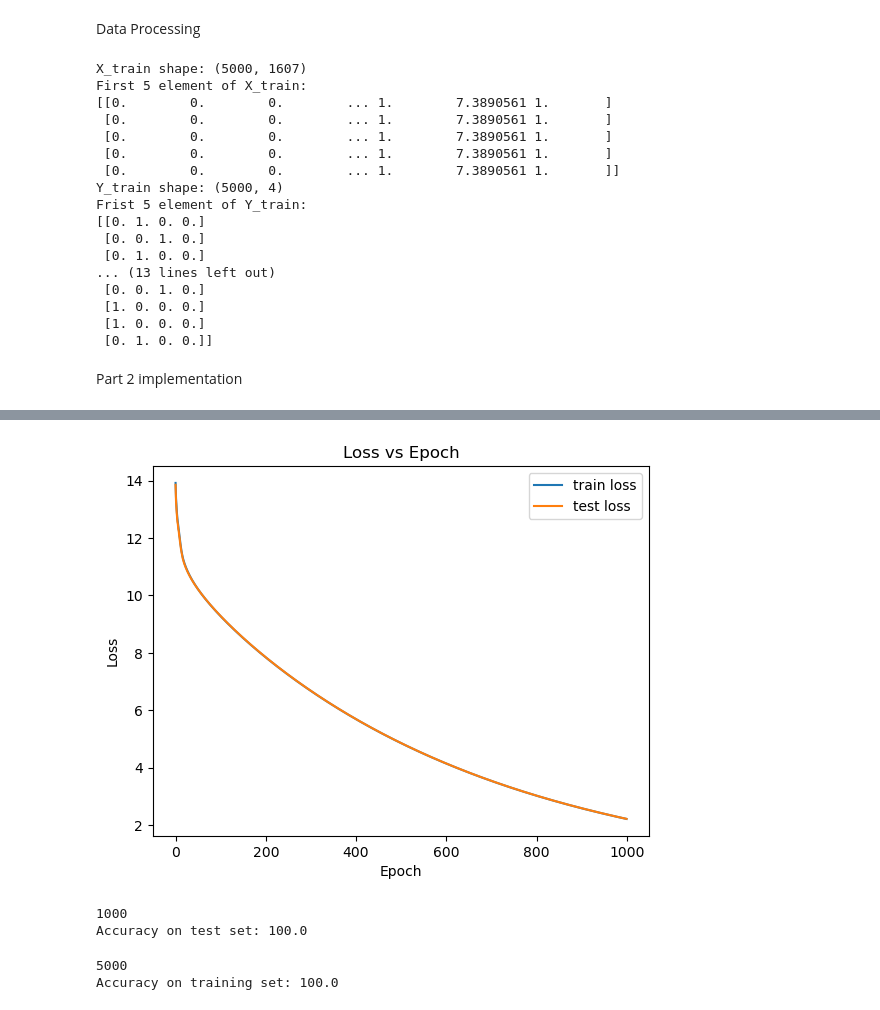
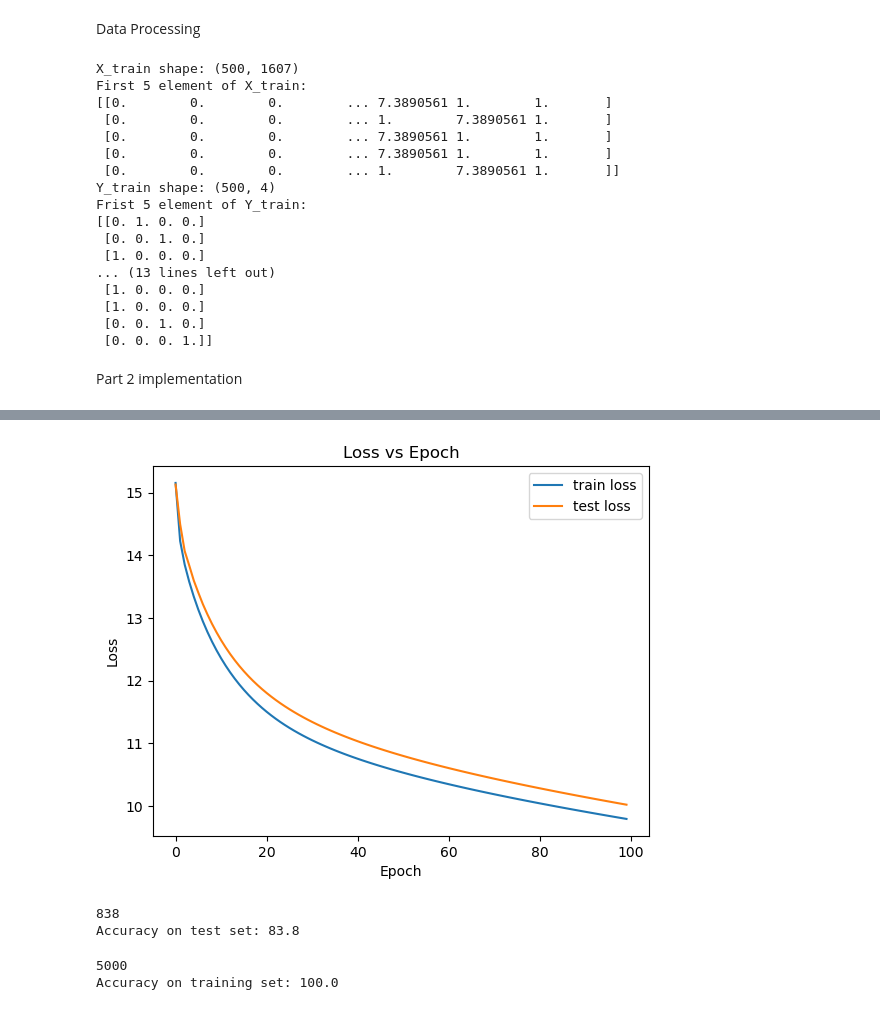
Before and after one commit to sprutxz/IntroToAI, a Jupyter notebook: Project3.ipynb, the cells around one changed output, grey strips where cells are left out. Saved outputs shown, nothing was run; the diff lists cells and outputs as text; code cells hidden in the pictures.

```diff
--- a/Project3.ipynb
+++ b/Project3.ipynb
@@ -282,7 +282,7 @@ model.save_model("model_non_linear.npz")
 Data generation for part 2
 # %%
 diagrams = 6000 #number of max diagrams to be stored in Memory class
-train_size = 5000 #number of samples to be generated
+train_size = 500 #number of samples to be generated
 test_size = 1000 #number of samples to be used for testing
 memory = Memory(diagrams) #more than diagrams and the oldest diagram stored will be removed
 
@@ -365,23 +365,23 @@ print(f"First 5 element of X_test:\n{X_test[:5]}")
 print(f"Y_test shape: {Y_test.shape}")
 print(f"First 5 element of Y_test:\n{Y_test[:5]}")
 # %% [output]
-X_train shape: (5000, 1607)
+X_train shape: (500, 1607)
 First 5 element of X_train:
-[[0.        0.        0.        ... 1.        7.3890561 1.       ]
+[[0.        0.        0.        ... 7.3890561 1.        1.       ]
  [0.        0.        0.        ... 1.        7.3890561 1.       ]
- [0.        0.        0.        ... 1.        7.3890561 1.       ]
- [0.        0.        0.        ... 1.        7.3890561 1.       ]
+ [0.        0.        0.        ... 7.3890561 1.        1.       ]
+ [0.        0.        0.        ... 7.3890561 1.        1.       ]
  [0.        0.        0.        ... 1.        7.3890561 1.       ]]
-Y_train shape: (5000, 4)
+Y_train shape: (500, 4)
 Frist 5 element of Y_train:
 [[0. 1. 0. 0.]
  [0. 0. 1. 0.]
- [0. 1. 0. 0.]
+ [1. 0. 0. 0.]
 ... (13 lines left out)
- [0. 0. 1. 0.]
  [1. 0. 0. 0.]
  [1. 0. 0. 0.]
- [0. 1. 0. 0.]]
+ [0. 0. 1. 0.]
+ [0. 0. 0. 1.]]
 # %% [markdown]
 Part 2 implementation
 # %%
@@ -465,5 +465,5 @@ model = Model(W, b)
 model.load_model('model_non_linear.npz')  # Load weights from a saved file
 # %%
 #training the model
-model.fit(X_train, Y_train, X_test, Y_test, learning_rate=0.08, epochs = 1000)
+model.fit(X_train, Y_train, X_test, Y_test, learning_rate=0.05, epochs = 100)
 # %% [output]
@@ -487,4 +487,4 @@ Epoch:  999 Loss:  2.21443735960002
-[figure, old version]
+[figure, new version]
 # %%
 predictions = model.predict(X_test)
 
@@ -493,8 +493,8 @@ print(correct_predictions)
 accuracy = (correct_predictions / Y_test.shape[0])*100
 print(f"Accuracy on test set: {accuracy}")
 # %% [output]
-1000
-Accuracy on test set: 100.0
+838
+Accuracy on test set: 83.8
 # %%
 predictions = model.predict(X_train)
 
```
Also changed, not shown: parts of 1 cell of this notebook, 2 other files.
